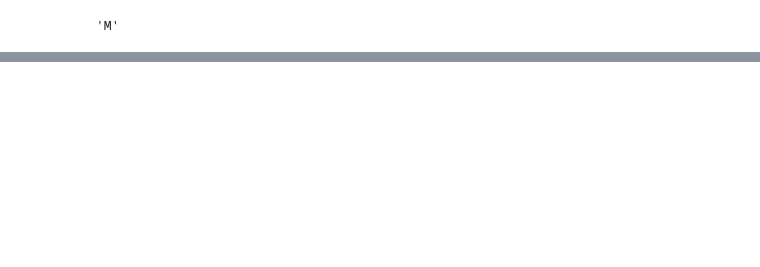
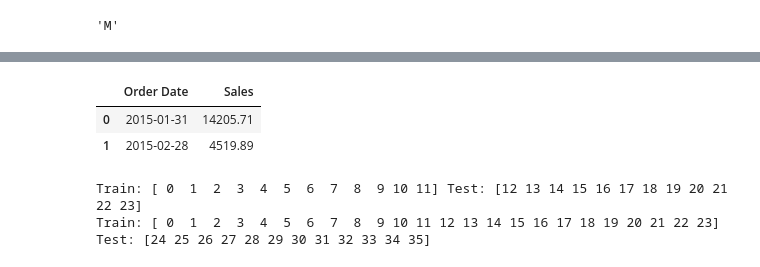
Before and after one commit to binh748/superstore-sales, a Jupyter notebook: notebooks/time_series_sales_modeling.ipynb, the cells around one changed output, grey strips where cells are left out. Drawn from its saved outputs; the diff is of its cells as text; code cells hidden in the pictures; blank space fills up the shorter version.

```diff
--- a/notebooks/time_series_sales_modeling.ipynb
+++ b/notebooks/time_series_sales_modeling.ipynb
@@ -352,0 +515,6 @@ Warnings:
+# %%
+superstore_sales_df_monthly_resample.reset_index().iloc[[0, 1]]
+# %% [output]
+|  | Order Date | Sales |
+| 0 | 2015-01-31 | 14205.71 |
+| 1 | 2015-02-28 | 4519.89 |
@@ -352,0 +524,17 @@ Warnings:
+# %%
+from sklearn.model_selection import TimeSeriesSplit
+
+# Leave the last 12 data points for my test set
+y = superstore_sales_df_monthly_resample.reset_index()[:36]
+
+tscv = TimeSeriesSplit(n_splits=2) # tsv stands for time series validation
+# First split gives me my first train/val set (1/3 train, 1/3 val)
+# Second split gives me my second train/val set (2/3 train, 1/3 val)
+# The denominator of the fraction used for the splits is n_splits + 1
+# so 2 splits means I'm using 3rds of my data to generate the splits
+for train_index, test_index in tscv.split(y):
+    print("Train:", train_index, "Test:", test_index)
+    y_train, y_test = y.iloc[train_index], y.iloc[test_index]
+# %% [output]
+Train: [ 0  1  2  3  4  5  6  7  8  9 10 11] Test: [12 13 14 15 16 17 18 19 20 21 22 23]
+Train: [ 0  1  2  3  4  5  6  7  8  9 10 11 12 13 14 15 16 17 18 19 20 21 22 23] Test: [24 25 26 27 28 29 30 31 32 33 34 35]
```
Also changed, not shown: parts of 24 cells of this notebook, 1 other file.
